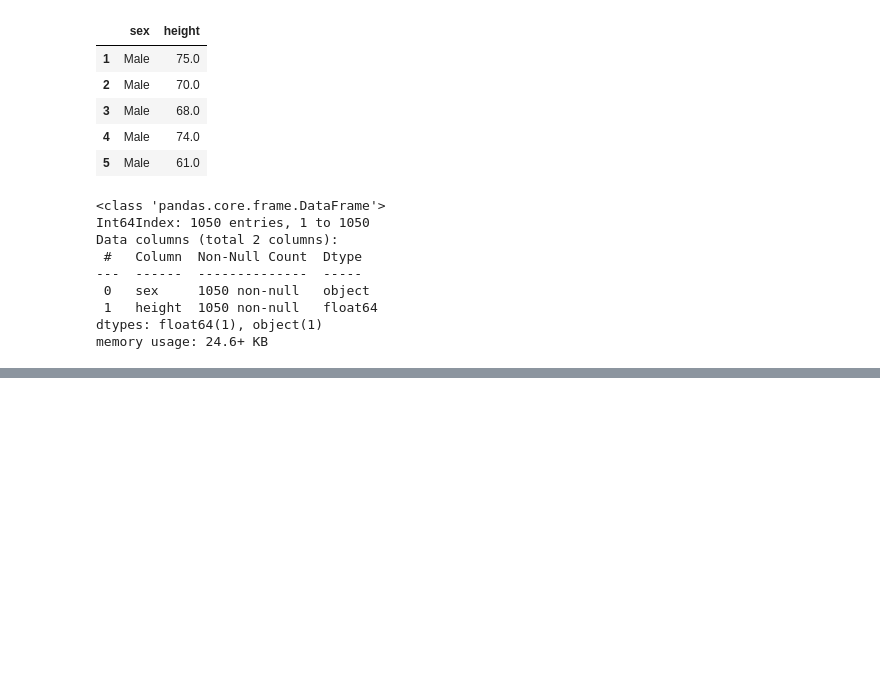
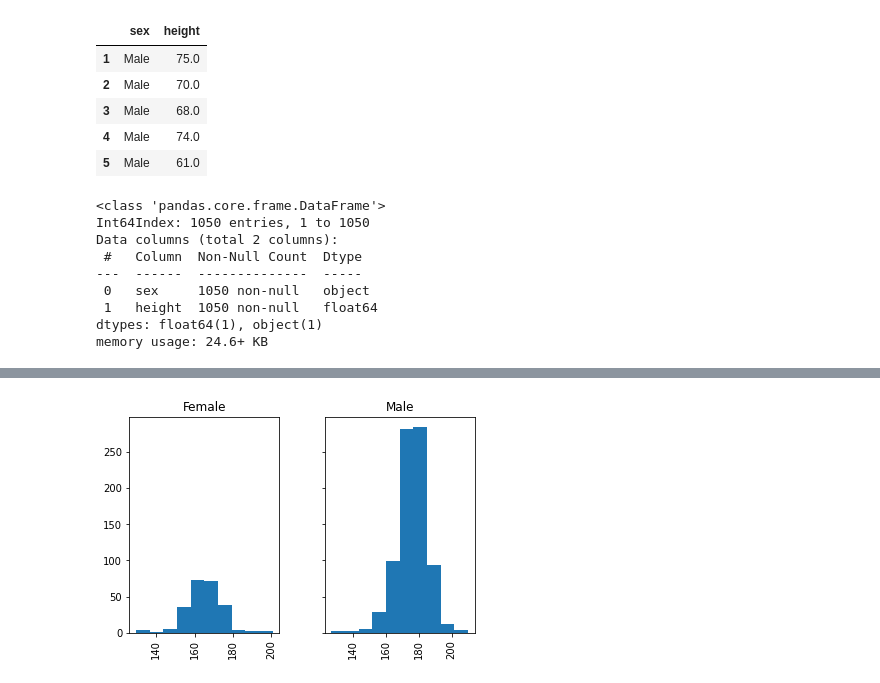
Before and after one commit to easyundercover/heights-exercise, a Jupyter notebook: exercise.ipynb, the cells around one changed output, grey strips where cells are left out. Saved outputs shown, nothing was run; the diff lists cells and outputs as text; code cells hidden in the pictures; blank space fills up the shorter version.

```diff
--- a/exercise.ipynb
+++ b/exercise.ipynb
@@ -48,0 +77,6 @@ df.sample(10)
+# %%
+df.hist(by = 'sex', sharey = True) #Si dejamos solo así sin sharey los ejes y quedan distintos
+# y no se ve bien la diferencia entre sexos
+plt.show()
+# %% [output]
+[figure, added]
```
Also changed, not shown: parts of 28 cells of this notebook.
